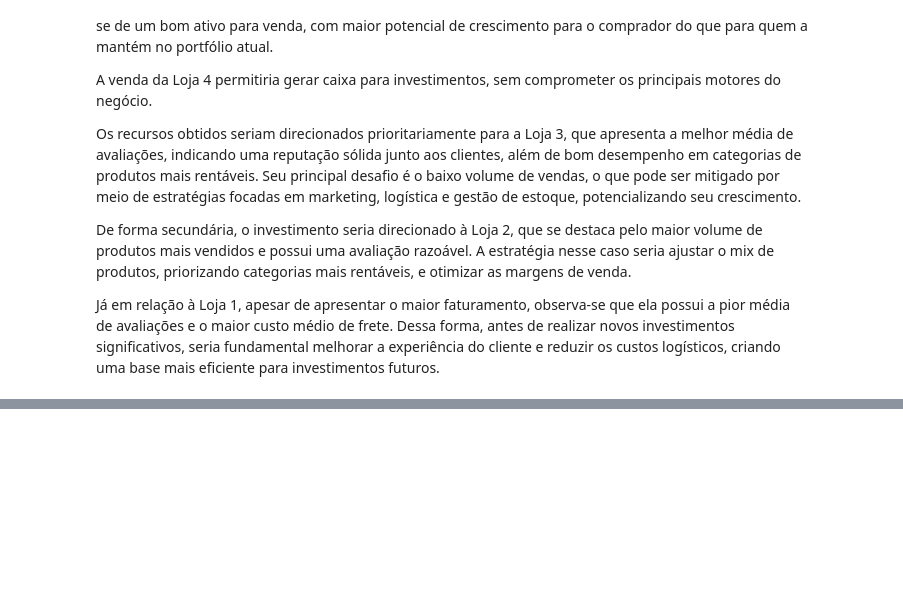
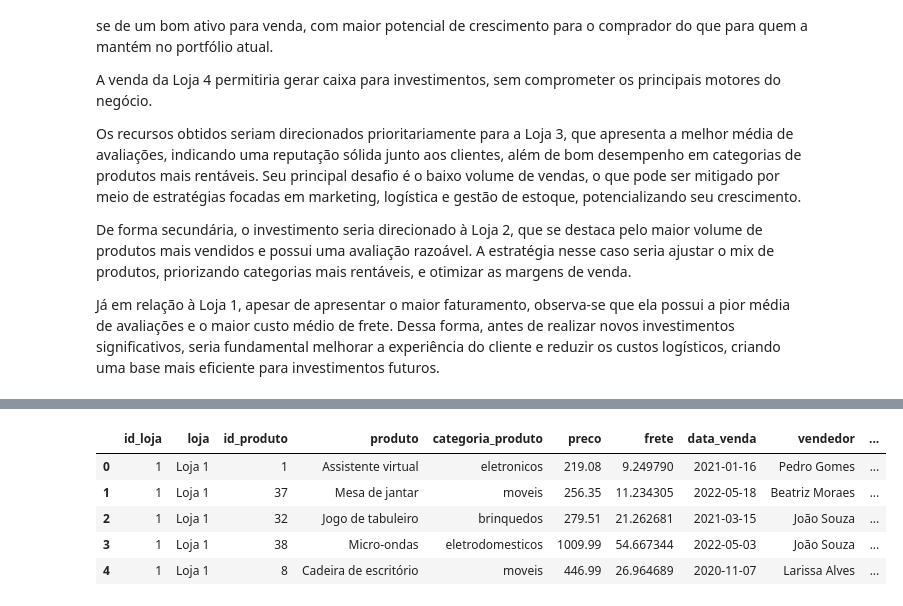
Before and after one commit to walleceoli/Alura_Store, a Jupyter notebook: Challenge_Alura_Store.ipynb, the cells around one changed output, grey strips where cells are left out. Cells and saved outputs as stored; diff of their text form; code cells hidden in the pictures; blank space fills up the shorter version.

```diff
--- a/Challenge_Alura_Store.ipynb
+++ b/Challenge_Alura_Store.ipynb
@@ -963,0 +1054,3 @@ Já em relação à Loja 1, apesar de apresentar o maior faturamento, observa-se
+# %%
+df_lojas['data_venda'] = pd.to_datetime(df_lojas['data_venda'])
+df_lojas['data_venda'].info()
@@ -963,0 +1066,23 @@ Já em relação à Loja 1, apesar de apresentar o maior faturamento, observa-se
+# %%
+# Criando uma coluna ID para cada venda
+
+df_lojas['id_loja'] = df_lojas['loja'].astype('category').cat.codes + 1
+
+# colocando o id_loja no indice 0
+col_loja = df_lojas.pop('id_loja')
+df_lojas.insert(0,'id_loja', col_loja)
+
+df_lojas['id_produto'] = df_lojas['produto'].astype('category').cat.codes + 1
+
+# colocando o id_produto no indice 2
+col_loja = df_lojas.pop('id_produto')
+df_lojas.insert(2,'id_produto', col_loja)
+
+df_lojas.head()
+# %% [output]
+|  | id_loja | loja | id_produto | produto | categoria_produto | preco | frete | data_venda | vendedor | ... |
+| 0 | 1 | Loja 1 | 1 | Assistente virtual | eletronicos | 219.08 | 9.249790 | 2021-01-16 | Pedro Gomes | ... |
+| 1 | 1 | Loja 1 | 37 | Mesa de jantar | moveis | 256.35 | 11.234305 | 2022-05-18 | Beatriz Moraes | ... |
+| 2 | 1 | Loja 1 | 32 | Jogo de tabuleiro | brinquedos | 279.51 | 21.262681 | 2021-03-15 | João Souza | ... |
+| 3 | 1 | Loja 1 | 38 | Micro-ondas | eletrodomesticos | 1009.99 | 54.667344 | 2022-05-03 | João Souza | ... |
+| 4 | 1 | Loja 1 | 8 | Cadeira de escritório | moveis | 446.99 | 26.964689 | 2020-11-07 | Larissa Alves | ... |
```
Also changed, not shown: parts of 21 cells of this notebook.
